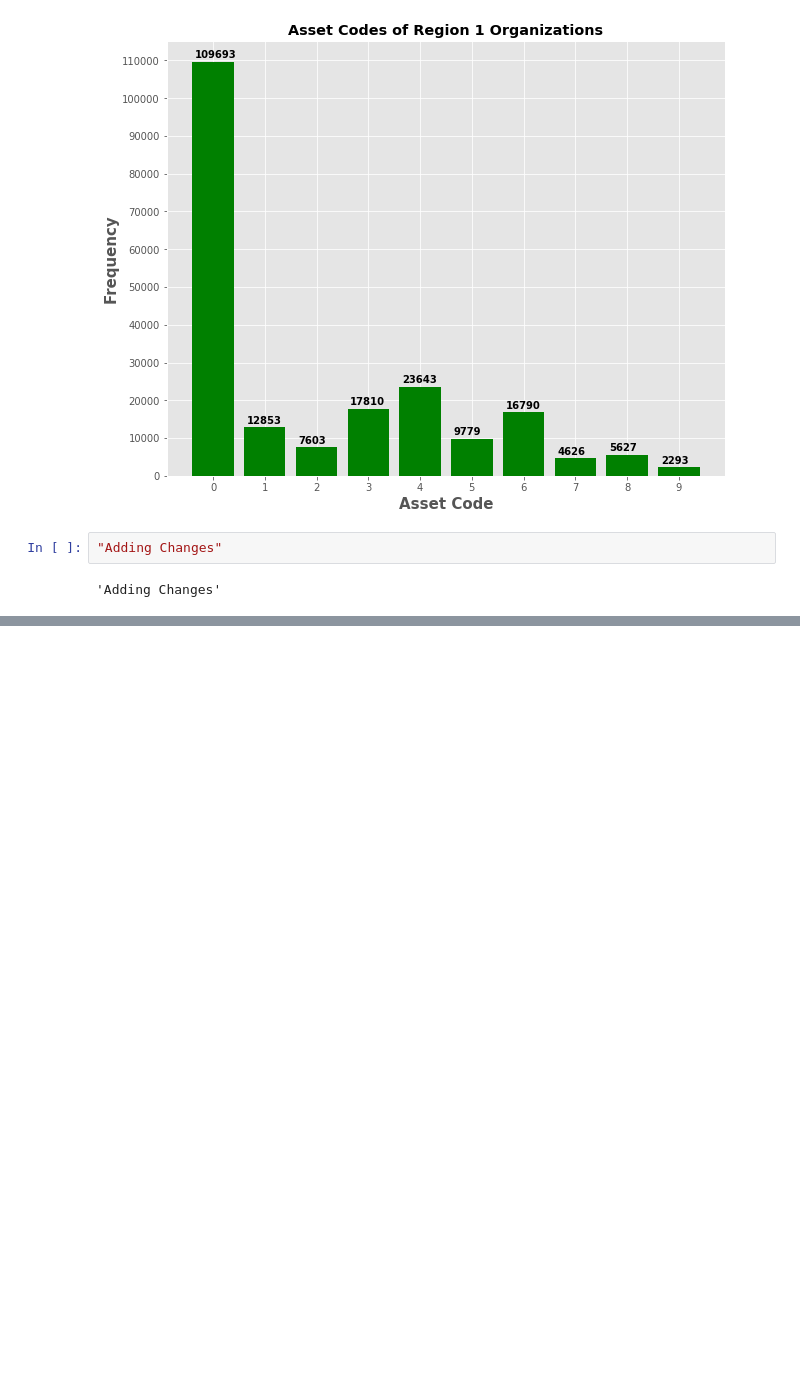
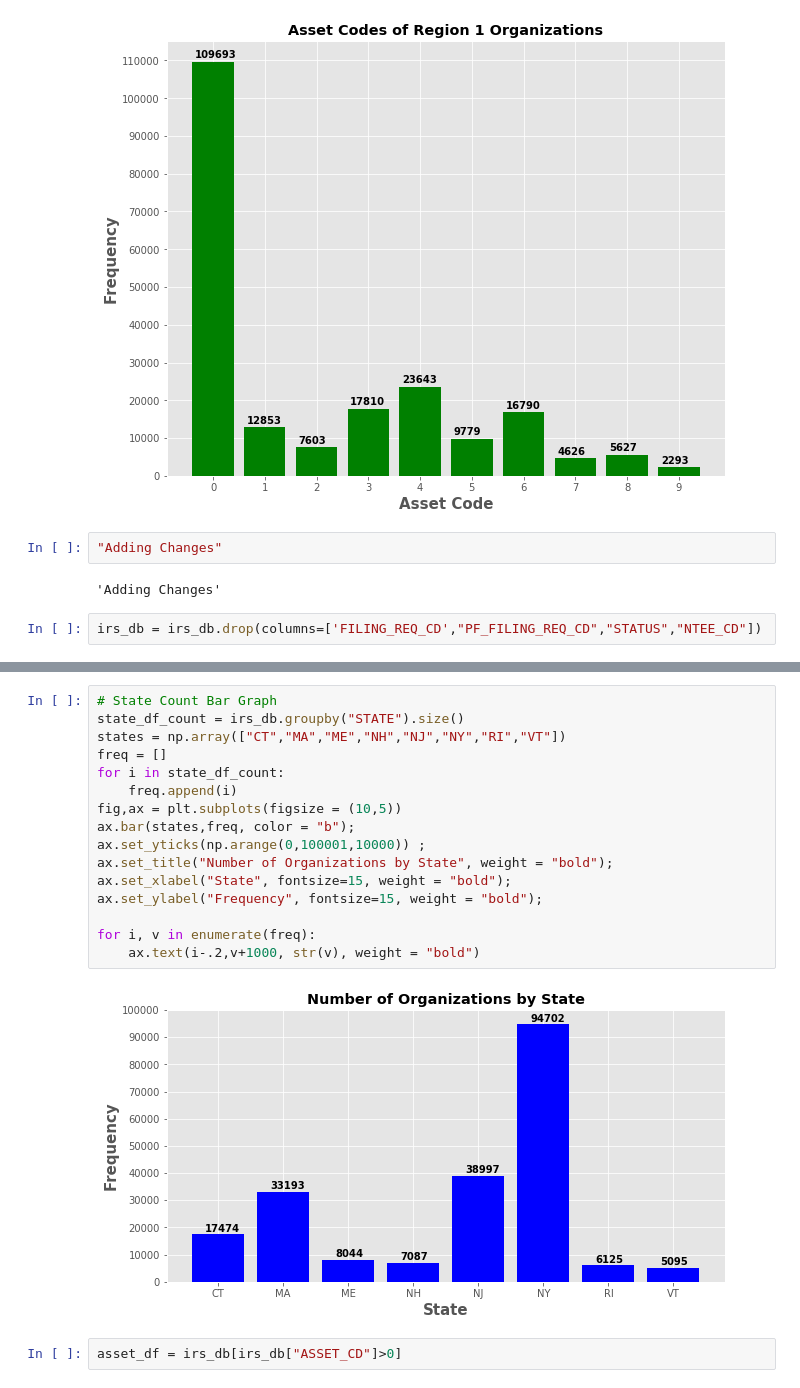
Before and after one commit to jackvessa/Capstone1_Givz_EDA, a Jupyter notebook: IRS_EDA_Region1.ipynb, the cells around one changed output, grey strips where cells are left out. Drawn from its saved outputs; the diff is of its cells as text; blank space fills up the shorter version.

Commit message:
Adding new charts

```diff
--- a/IRS_EDA_Region1.ipynb
+++ b/IRS_EDA_Region1.ipynb
@@ -109,3 +109,5 @@ for i, v in enumerate(freq):
 "Adding Changes"
 # %% [output]
 'Adding Changes'
+# %%
+irs_db = irs_db.drop(columns=['FILING_REQ_CD',"PF_FILING_REQ_CD","STATUS","NTEE_CD"])
@@ -111,0 +126,20 @@ for i, v in enumerate(freq):
+# %%
+# State Count Bar Graph
+state_df_count = irs_db.groupby("STATE").size()
+states = np.array(["CT","MA","ME","NH","NJ","NY","RI","VT"])
+freq = []
+for i in state_df_count:
+    freq.append(i)
+fig,ax = plt.subplots(figsize = (10,5))
+ax.bar(states,freq, color = "b");
+ax.set_yticks(np.arange(0,100001,10000)) ;
+ax.set_title("Number of Organizations by State", weight = "bold");
+ax.set_xlabel("State", fontsize=15, weight = "bold");
+ax.set_ylabel("Frequency", fontsize=15, weight = "bold");
+
+for i, v in enumerate(freq):
+    ax.text(i-.2,v+1000, str(v), weight = "bold")
+# %% [output]
+[figure, added]
+# %%
+asset_df = irs_db[irs_db["ASSET_CD"]>0]
```
Also changed, not shown: parts of 4 cells of this notebook.
